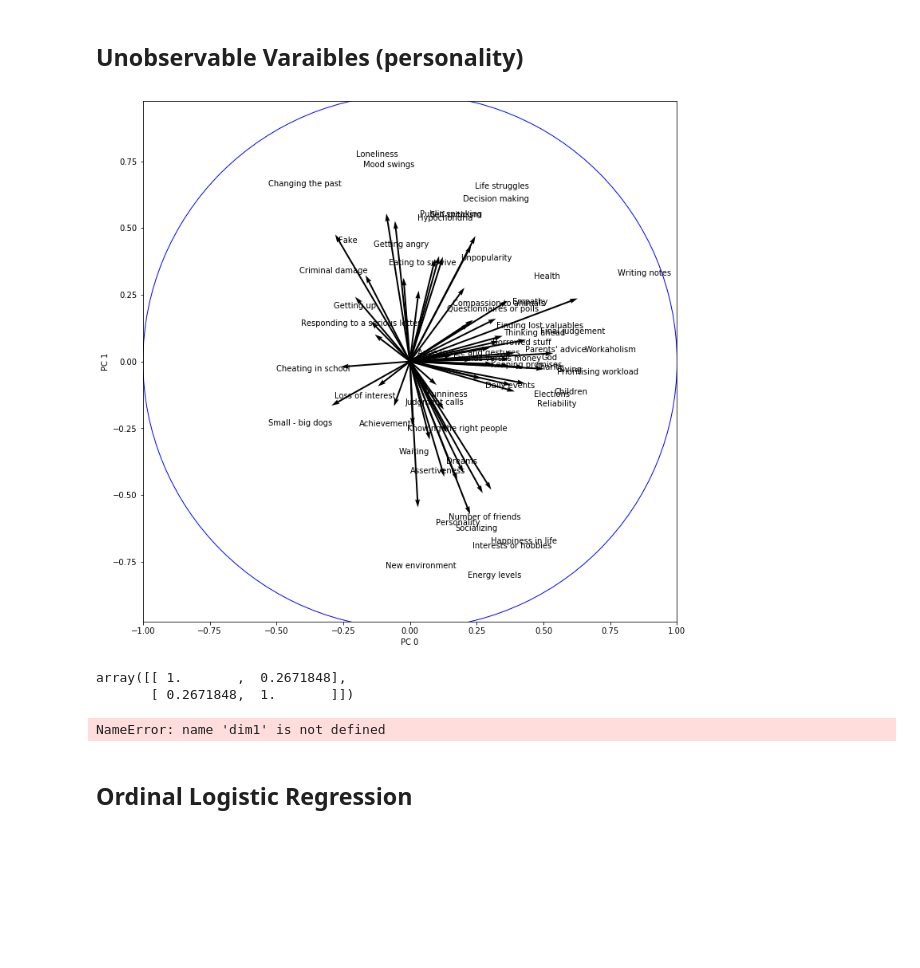
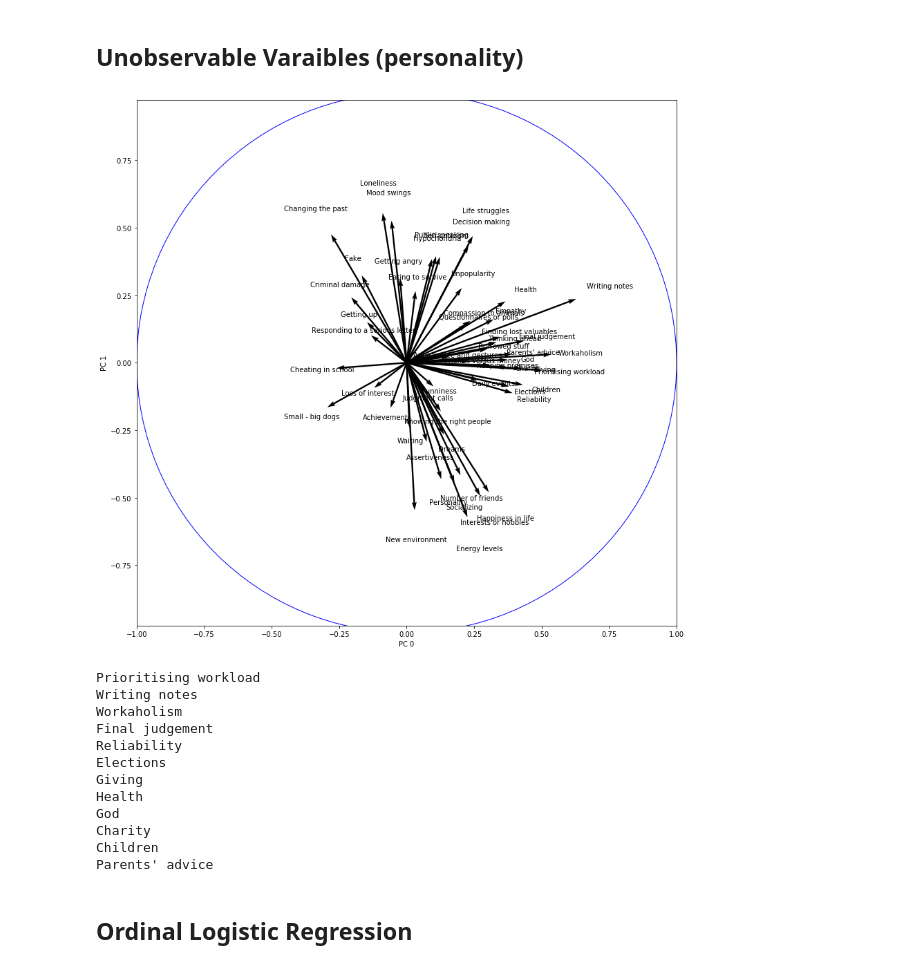
Before and after one commit to raulds77/inference_project, a Jupyter notebook: Observable PCA.ipynb, the cells around one changed output. Saved outputs shown, nothing was run; the diff lists cells and outputs as text; code cells hidden in the pictures; blank space fills up the shorter version.

```diff
--- a/Observable PCA.ipynb
+++ b/Observable PCA.ipynb
@@ -92,52 +92,61 @@ for var in range(k):
 
 
 # Use quiver to generate the basic plot
-fig = plt.figure(figsize=(12,12))
+fig = plt.figure(figsize=(14,14))
 
 plt.quiver(np.zeros( k ) , np.zeros( k ),
            dim1, dim2,
            angles='xy', scale_units='xy',scale = 1 , width = .003)
 
 # plt.quiver(np.zeros(PCs.shape[1] - ( PCs.shape[1] - k ) ), np.zeros(PCs.shape[1] - ( PCs.shape[1] - k ) ),
 #            PCs[0,:k], PCs[1,:k],
 #            angles='xy', scale_units='xy',scale = 1 , width = .004, color = 'blue')
 
 # plt.scatter(dim1,dim2 )
 
 
 
 # Add labels based on feature names (here just numbers)
+
+spacing = 1.2
+
 feature_names = personality.columns[:k]
-for i,j,z in zip(np.array(dim2) * 1.4 , np.array(dim1) * 1.4 , feature_names):
+for i,j,z in zip(np.array(dim2) * spacing , np.array(dim1) * spacing , feature_names):
     plt.text(j, i, z, ha='center', va='center')
 
 # Add unit circle
 circle = plt.Circle((0,0), 1, facecolor='none', edgecolor='b')
 plt.gca().add_artist(circle)
 
 # Ensure correct aspect ratio and axis limits
 plt.axis('equal')
 plt.xlim([-1.0,1.0])
 plt.ylim([-1.0,1.0])
 
 # Label axes
 plt.xlabel('PC 0')
 plt.ylabel('PC 1')
 
 # Done
 plt.show()
 # %% [output]
-[figure, old version]
+[figure, new version]
-# %%
-np.corrcoef(projected[:,0] ,  scale(personality)[:,0])
-# %% [output]
-array([[ 1.       ,  0.2671848],
-       [ 0.2671848,  1.       ]])
 # %%
 for i in range(len(dim1)):
     if abs(dim1[i]) > .35 : print personality.columns[i]
 # %% [output]
-NameError: name 'dim1' is not defined
+Prioritising workload
+Writing notes
+Workaholism
+Final judgement
+Reliability
+Elections
+Giving
+Health
+God
+Charity
+Children
+Parents' advice
 # %% [markdown]
 ## Ordinal Logistic Regression
 # %%
```
Also changed, not shown: parts of 3 cells of this notebook.
